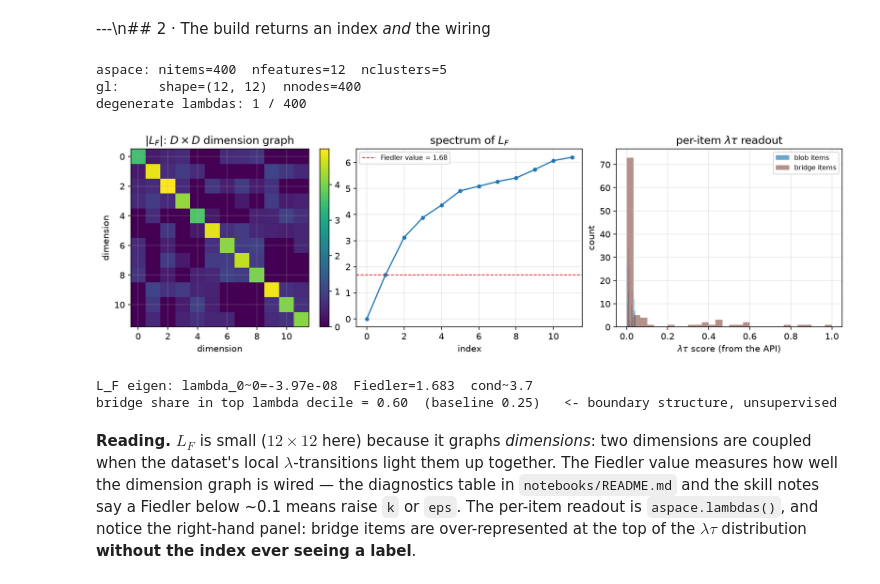
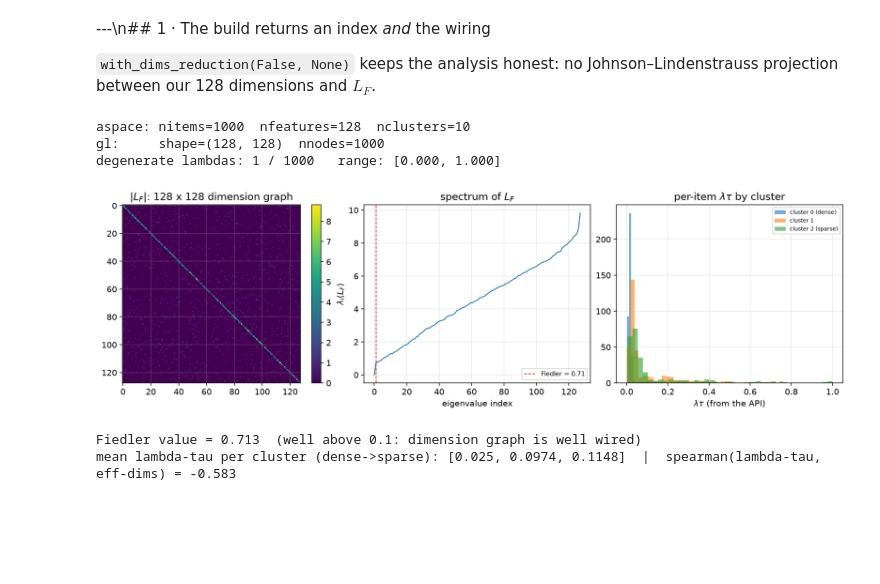
Before and after one commit to tuned-org-uk/arrowspace-analysis, a Jupyter notebook: arrowspace-base-use/00__feature_space_laplacian_and_search.ipynb, the cells around one changed output. Drawn from its saved outputs; the diff is of its cells as text; code cells hidden in the pictures; blank space fills up the shorter version.

Commit message:
add better dataset

```diff
--- a/arrowspace-base-use/00__feature_space_laplacian_and_search.ipynb
+++ b/arrowspace-base-use/00__feature_space_laplacian_and_search.ipynb
@@ -99,63 +106,63 @@ plt.show()
 # %% [markdown]
----\n## 2 · The build returns an index *and* the wiring
+---\n## 1 · The build returns an index *and* the wiring
+
+`with_dims_reduction(False, None)` keeps the analysis honest: no Johnson–Lindenstrauss
+projection between our 128 dimensions and $L_F$.
 # %%
-GRAPH_PARAMS = {"eps": 1.5, "k": 10, "topk": 5, "p": 2.0, "sigma": 1.0}
-aspace, gl = ArrowSpaceBuilder().with_seed(SEED).build(GRAPH_PARAMS, items)
+aspace, gl = (
+    ArrowSpaceBuilder()
+    .with_seed(SEED)
+    .with_dims_reduction(False, None)
+    .build(GRAPH_PARAMS, X)
+)
 
 lam = np.asarray(aspace.lambdas())
 n_degenerate = int(np.sum(np.abs(lam) < 1e-12))
 
 print(f"aspace: nitems={aspace.nitems}  nfeatures={aspace.nfeatures}  nclusters={aspace.nclusters}")
 print(f"gl:     shape={gl.shape()}  nnodes={gl.nnodes}")
-print(f"degenerate lambdas: {n_degenerate} / {len(lam)}")
+print(f"degenerate lambdas: {n_degenerate} / {len(lam)}   range: [{lam.min():.3f}, {lam.max():.3f}]")
 assert gl.shape() == (D, D), "the exposed Laplacian is the feature-space L_F"
-assert n_degenerate < 0.05 * len(lam), "index collapsed: raise eps"
+assert n_degenerate < 0.05 * len(lam), "index collapsed: the README's eps is not being honoured"
+# Note: gl.nnodes reports the ITEM count (997+1 centroid bookkeeping), while
+# gl.shape() is the F x F matrix — the namespace split again; trust shape().
 # %% [output]
-aspace: nitems=400  nfeatures=12  nclusters=5
-gl:     shape=(12, 12)  nnodes=400
-degenerate lambdas: 1 / 400
+aspace: nitems=1000  nfeatures=128  nclusters=10
+gl:     shape=(128, 128)  nnodes=1000
+degenerate lambdas: 1 / 1000   range: [0.000, 1.000]
 # %%
-# What is written on L_F: edge weights between dimensions, and the eigenvalue spectrum.
+# What is written on L_F at 128-node scale: the dimension graph and its spectrum.
 L = np.asarray(gl.to_dense(), dtype=np.float64)
 Lsym = (L + L.T) / 2
 eig = np.sort(np.linalg.eigvalsh(Lsym))
 fiedler = float(eig[1])
 
-fig, axes = plt.subplots(1, 3, figsize=(13, 3.8))
+fig, axes = plt.subplots(1, 3, figsize=(14, 4))
 im = axes[0].imshow(np.abs(Lsym), cmap="viridis")
-axes[0].set_title(r"$|L_F|$: $D \times D$ dimension graph")
-axes[0].set_xlabel("dimension"); axes[0].set_ylabel("dimension")
+axes[0].set_title(r"$|L_F|$: 128 x 128 dimension graph")
 fig.colorbar(im, ax=axes[0], fraction=0.046)
 
-axes[1].plot(eig, "o-", ms=4)
-axes[1].axhline(fiedler, color="tab:red", ls="--", lw=1,
-                label=f"Fiedler value = {fiedler:.2f}")
-axes[1].set_title(r"spectrum of $L_F$")
-axes[1].set_xlabel("index"); axes[1].legend(fontsize=8)
+axes[1].plot(eig, lw=1.2)
+axes[1].axvline(1, color="tab:red", ls="--", lw=1, label=f"Fiedler = {fiedler:.2f}")
+axes[1].set_xlabel("eigenvalue index"); axes[1].set_ylabel(r"$\lambda_i(L_F)$")
+axes[1].set_title("spectrum of $L_F$"); axes[1].legend(fontsize=8)
 
-axes[2].hist(lam[labels != N_BLOBS], bins=30, alpha=0.65, color=COLORS[0], label="blob items")
-axes[2].hist(lam[labels == N_BLOBS], bins=30, alpha=0.65, color=COLORS[5], label="bridge items")
-axes[2].set_xlabel(r"$\lambda\tau$ score (from the API)")
-axes[2].set_ylabel("count")
-axes[2].set_title(r"per-item $\lambda\tau$ readout")
-axes[2].legend(fontsize=8)
+for c in range(3):
+    axes[2].hist(lam[labels == c], bins=40, alpha=0.6, color=COLORS[c], label=NAMES[c])
+axes[2].set_xlabel(r"$\lambda\tau$ (from the API)")
+axes[2].set_title(r"per-item $\lambda\tau$ by cluster")
+axes[2].legend(fontsize=7)
 fig.savefig(OUT / "fig_02_laplacian_and_scores.png")
 plt.show()
 
-hi = np.argsort(-lam)[: len(items) // 10]           # highest-lambda decile
-dec_share = float(is_boundary[hi].mean())
-print(f"L_F eigen: lambda_0~0={eig[0]:.3g}  Fiedler={fiedler:.3f}  cond~{eig[-1]/max(fiedler,1e-12):.1f}")
-print(f"bridge share in top lambda decile = {dec_share:.2f}  (baseline {is_boundary.mean():.2f})"
-      "   <- boundary structure, unsupervised")
+rho_sparsity = float(spearmanr(lam, eff_dims).statistic)
+mean_lam = [round(float(lam[labels == c].mean()), 4) for c in range(3)]
+print(f"Fiedler value = {fiedler:.3f}  (well above 0.1: dimension graph is well wired)")
+print(f"mean lambda-tau per cluster (dense->sparse): {mean_lam}  |  "
+      f"spearman(lambda-tau, eff-dims) = {rho_sparsity:.3f}")
+assert mean_lam == sorted(mean_lam), "lambda-tau should rise monotonically with cluster sparsity"
+assert rho_sparsity < -0.3, "lambda-tau should rise as items spread over fewer effective dims"
 # %% [output]
-[figure, old version]
+[figure, new version]
-L_F eigen: lambda_0~0=-3.97e-08  Fiedler=1.683  cond~3.7
-bridge share in top lambda decile = 0.60  (baseline 0.25)   <- boundary structure, unsupervised
+Fiedler value = 0.713  (well above 0.1: dimension graph is well wired)
+mean lambda-tau per cluster (dense->sparse): [0.025, 0.0974, 0.1148]  |  spearman(lambda-tau, eff-dims) = -0.583
-# %% [markdown]
-**Reading.** $L_F$ is small ($12 \times 12$ here) because it graphs *dimensions*: two
-dimensions are coupled when the dataset's local $\lambda$-transitions light them up
-together. The Fiedler value measures how well the dimension graph is wired — the
-diagnostics table in `notebooks/README.md` and the skill notes say a Fiedler below ~0.1
-means raise `k` or `eps`. The per-item readout is `aspace.lambdas()`, and notice the
-right-hand panel: bridge items are over-represented at the top of the $\lambda\tau$
-distribution **without the index ever seeing a label**.
```
Also changed, not shown: parts of 18 cells of this notebook, 24 other files.
